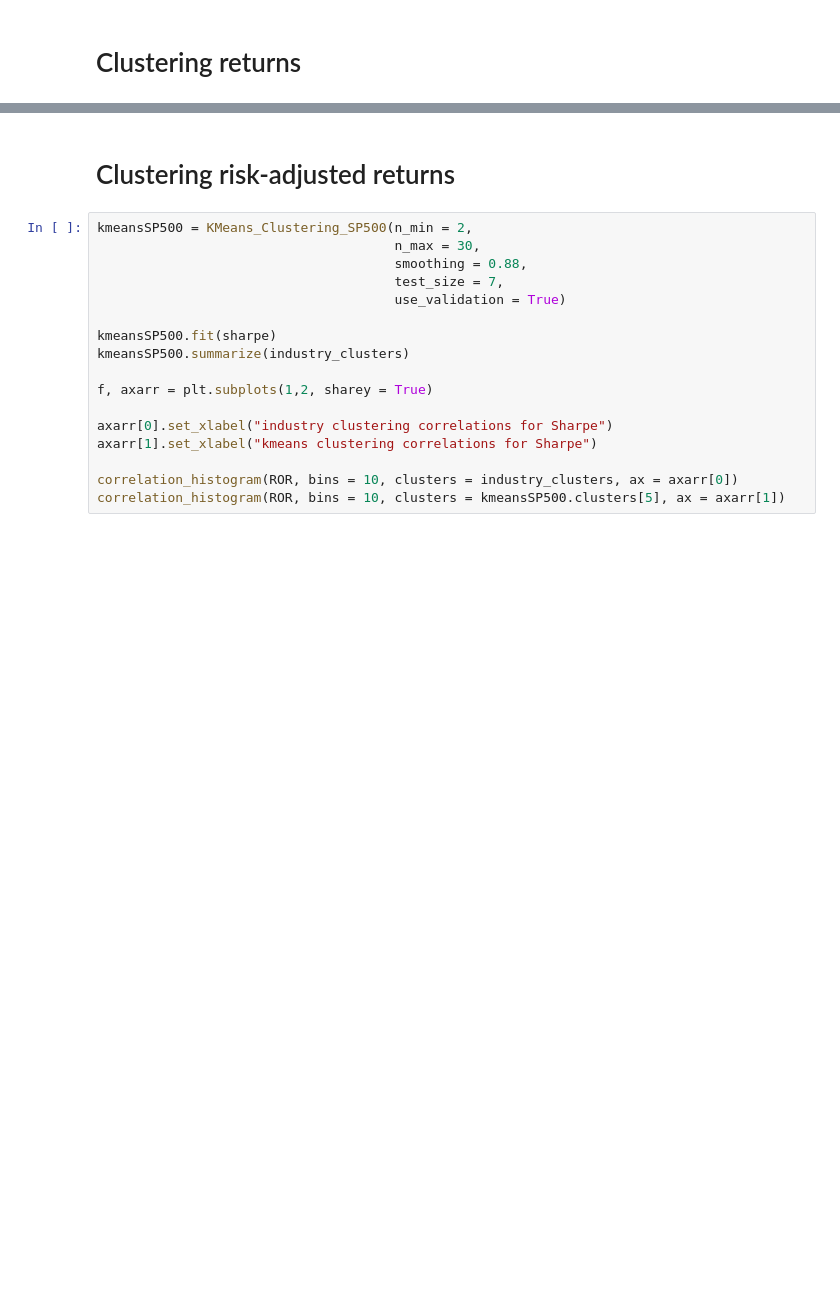
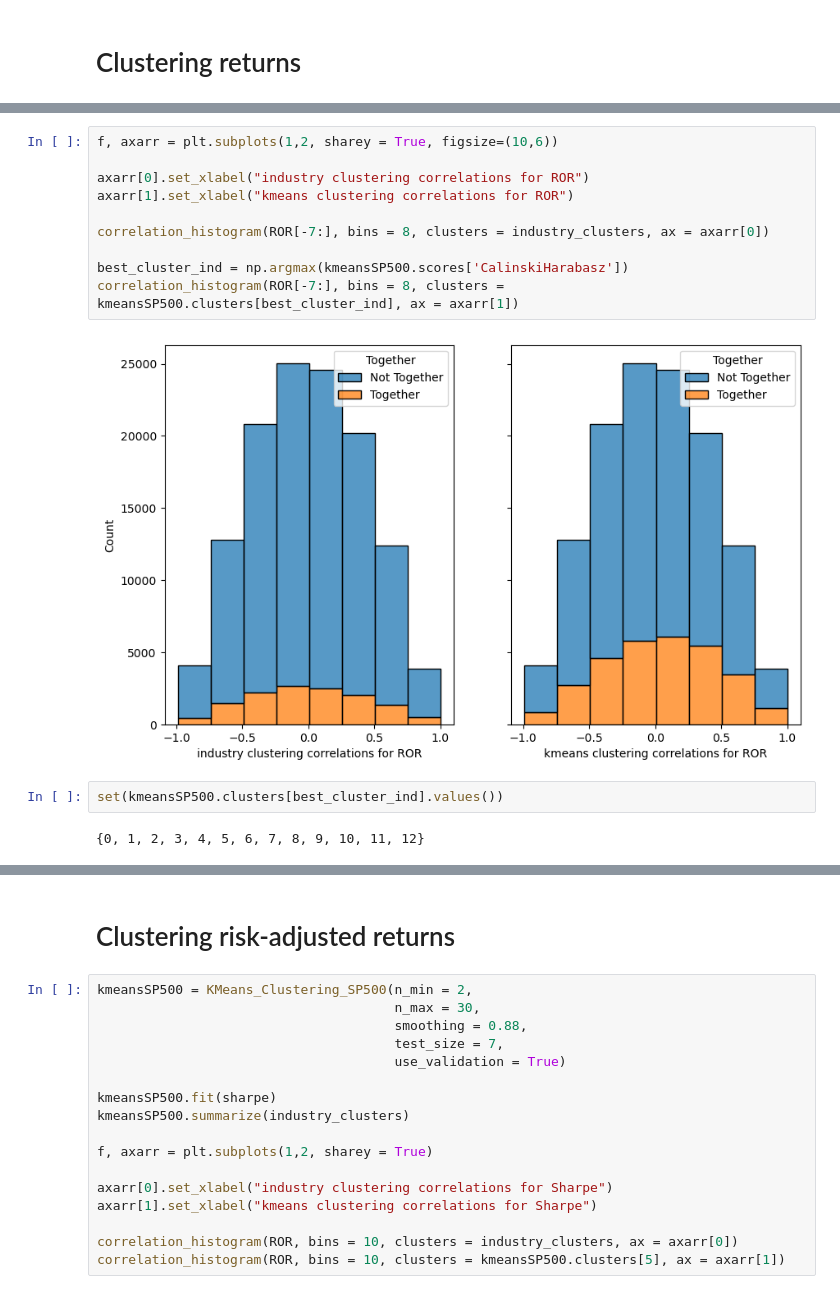
Before and after one commit to AssafBarNatan/SP500-clustering, a Jupyter notebook: KMeans.ipynb, the cells around one changed output, grey strips where cells are left out. Saved outputs shown, nothing was run; the diff lists cells and outputs as text; blank space fills up the shorter version.

```diff
--- a/KMeans.ipynb
+++ b/KMeans.ipynb
@@ -191,0 +196,16 @@ Fitting Kmeans with 19 clusters
+# %%
+f, axarr = plt.subplots(1,2, sharey = True, figsize=(10,6))
+
+axarr[0].set_xlabel("industry clustering correlations for ROR")
+axarr[1].set_xlabel("kmeans clustering correlations for ROR")
+
+correlation_histogram(ROR[-7:], bins = 8, clusters = industry_clusters, ax = axarr[0])
+
+best_cluster_ind = np.argmax(kmeansSP500.scores['CalinskiHarabasz'])
+correlation_histogram(ROR[-7:], bins = 8, clusters = kmeansSP500.clusters[best_cluster_ind], ax = axarr[1])
+# %% [output]
+[figure, added]
+# %%
+set(kmeansSP500.clusters[best_cluster_ind].values())
+# %% [output]
+{0, 1, 2, 3, 4, 5, 6, 7, 8, 9, 10, 11, 12}
```
Also changed, not shown: parts of 10 cells of this notebook.
